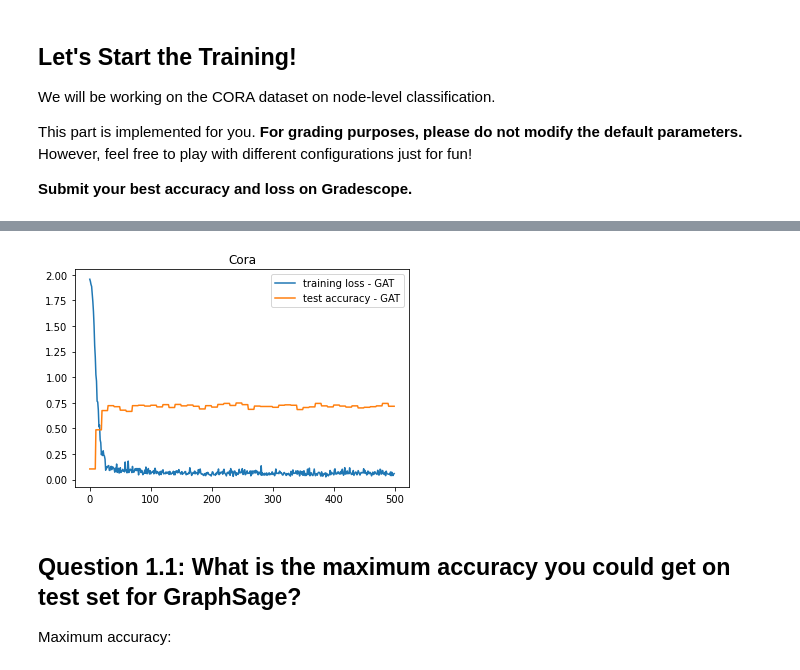
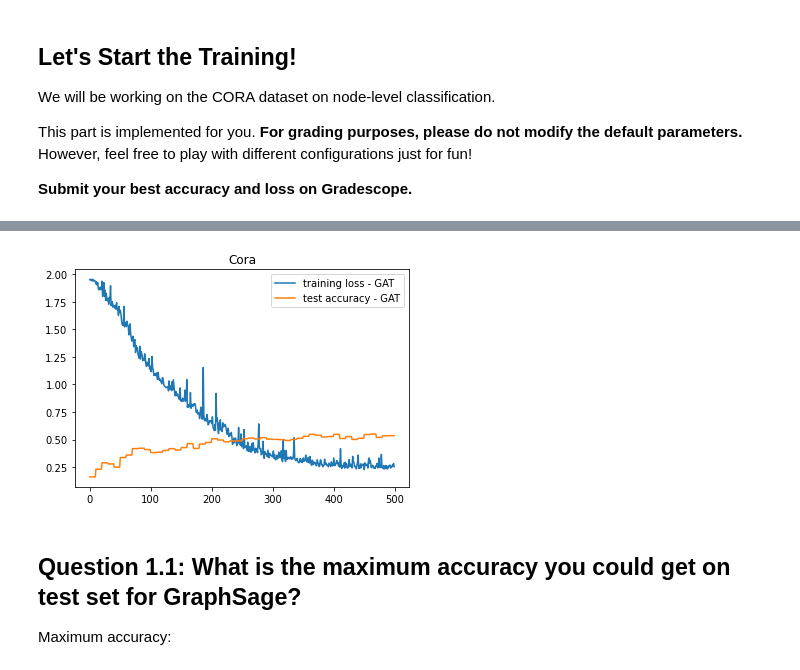
Before and after one commit to wwjoon/GraphSAGE-GAT, a Jupyter notebook: practice3_GraphSage&GAT.ipynb, the cells around one changed output, grey strips where cells are left out. Cells and saved outputs as stored; diff of their text form; code cells hidden in the pictures.

```diff
--- a/practice3_GraphSage&GAT.ipynb
+++ b/practice3_GraphSage&GAT.ipynb
@@ -578,7 +598,7 @@ def main():
         {'model_type': 'GraphSage', 'dataset': 'cora', 'num_layers': 2, 'heads': 1,
          'batch_size': 32, 'hidden_dim': 32, 'dropout': 0.5, 'epochs': 500,
          'opt': 'adam', 'opt_scheduler': 'none', 'opt_restart': 0,
-         'weight_decay': 5e-3, 'lr': 0.01},
+         'weight_decay': 5e-3, 'lr': 0.001},
     ]:
         args = objectview(args)
         for model in ['GAT']:
@@ -628,4 +648,4 @@ Minimum loss: 0.02610740251839161
-[figure, old version]
+[figure, new version]
 # %% [markdown]
 ## Question 1.1: What is the maximum accuracy you could get on test set for GraphSage?
 
```
Also changed, not shown: parts of 6 cells of this notebook.
